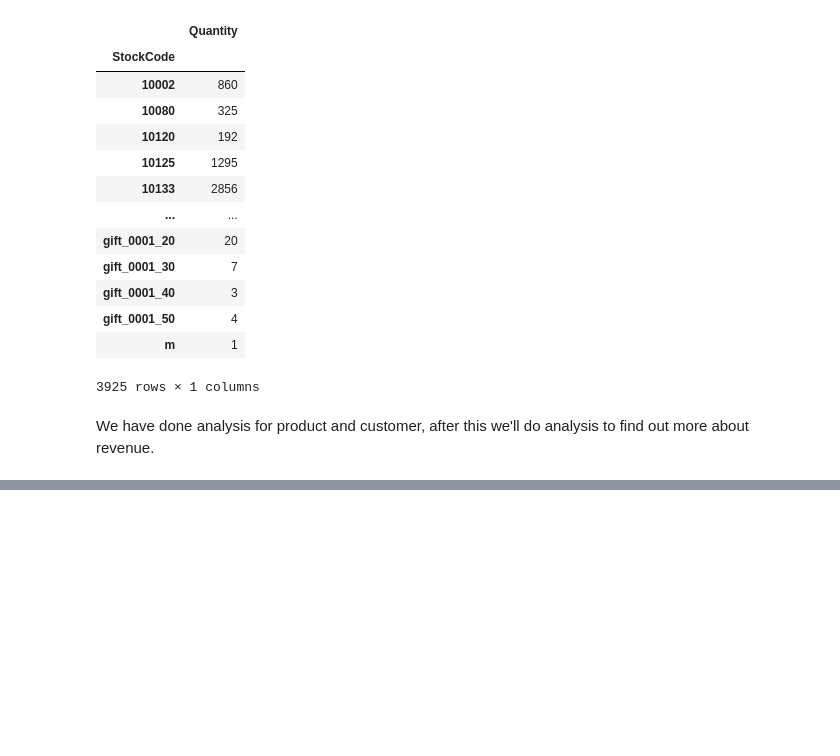
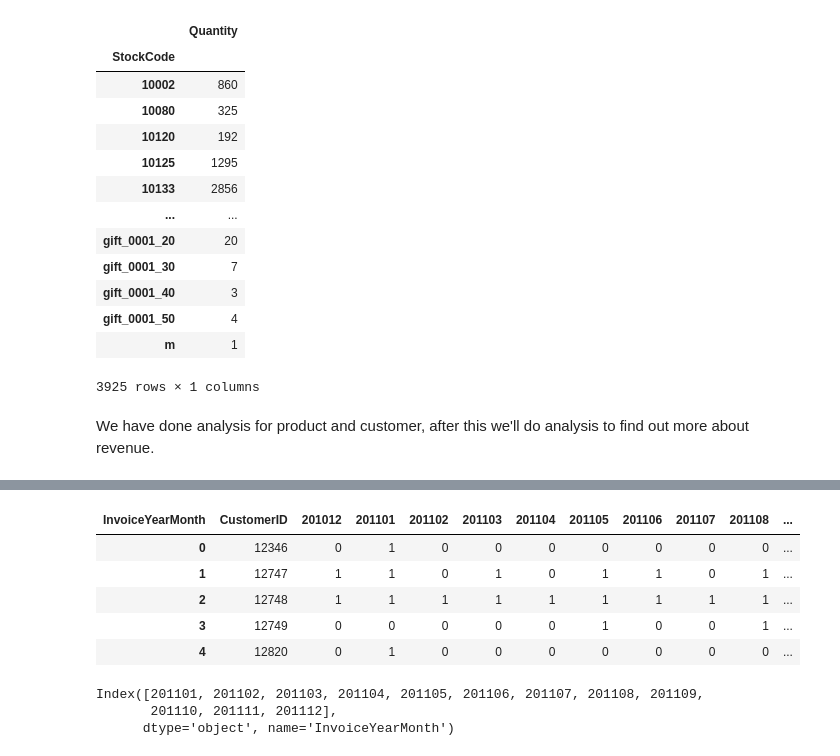
Before and after one commit to rajputankur56/EDA_Project_onlineRetail, a Jupyter notebook: EDA.ipynb, the cells around one changed output, grey strips where cells are left out. Drawn from its saved outputs; the diff is of its cells as text; code cells hidden in the pictures; blank space fills up the shorter version.

```diff
--- a/EDA.ipynb
+++ b/EDA.ipynb
@@ -193,0 +319,5 @@ def query_plot(x, y, cat, title):
+# %%
+df_min_purchase = df_uk.groupby('CustomerID')["InvoiceDate"].min().reset_index()
+df_min_purchase.columns = ['CustomerID','MinPurchaseDate']
+df_min_purchase['MinPurchaseYearMonth'] = df_min_purchase['MinPurchaseDate'].map(lambda date: 100*date.year + date.month)
+df_min_purchase.head()
@@ -193,0 +331,4 @@ def query_plot(x, y, cat, title):
+# %%
+
+df_uk = pd.merge(df_uk, df_min_purchase, on="CustomerID")
+df_uk.head()
@@ -193,0 +342,4 @@ def query_plot(x, y, cat, title):
+# %%
+#Comparing new vs Existing
+df_uk['UserType'] = 'New'
+df_uk.loc[df_uk['InvoiceYearMonth']>df_uk['MinPurchaseYearMonth'],'UserType'] = 'Existing'
@@ -193,0 +411,5 @@ def query_plot(x, y, cat, title):
+# %%
+##Monthly Retention Rate
+# Monthly Retention Rate = Retained Customers From Prev. Month/Active Customers Total
+df_user_purchase = df_uk.groupby(['CustomerID','InvoiceYearMonth'])['Revenue'].sum().reset_index()
+df_user_purchase
@@ -193,0 +430,18 @@ def query_plot(x, y, cat, title):
+# %%
+df_retention = pd.crosstab(df_user_purchase['CustomerID'], df_user_purchase['InvoiceYearMonth']).reset_index()
+df_retention.head()
+# %% [output]
+| InvoiceYearMonth | CustomerID | 201012 | 201101 | 201102 | 201103 | 201104 | 201105 | 201106 | 201107 | 201108 | ... |
+| 0 | 12346 | 0 | 1 | 0 | 0 | 0 | 0 | 0 | 0 | 0 | ... |
+| 1 | 12747 | 1 | 1 | 0 | 1 | 0 | 1 | 1 | 0 | 1 | ... |
+| 2 | 12748 | 1 | 1 | 1 | 1 | 1 | 1 | 1 | 1 | 1 | ... |
+| 3 | 12749 | 0 | 0 | 0 | 0 | 0 | 1 | 0 | 0 | 1 | ... |
+| 4 | 12820 | 0 | 1 | 0 | 0 | 0 | 0 | 0 | 0 | 0 | ... |
+# %%
+
+months = df_retention.columns[2:]
+months
+# %% [output]
+Index([201101, 201102, 201103, 201104, 201105, 201106, 201107, 201108, 201109,
+       201110, 201111, 201112],
+      dtype='object', name='InvoiceYearMonth')
```
Also changed, not shown: parts of 23 cells of this notebook.
